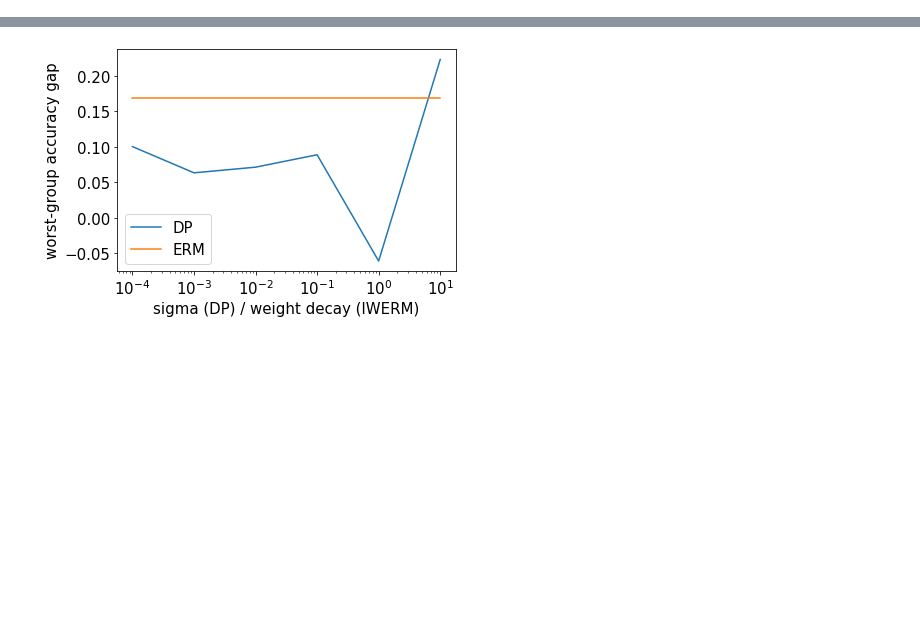
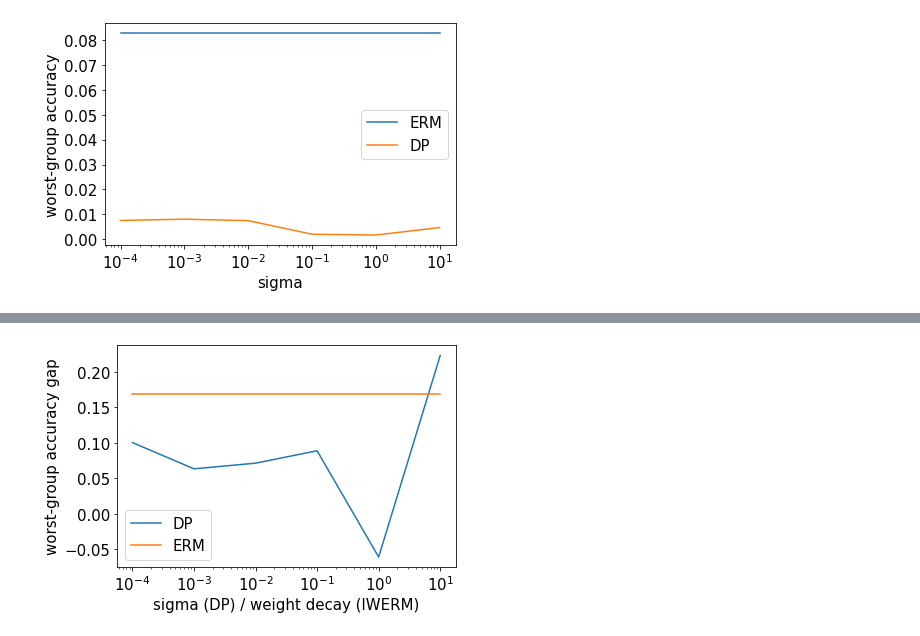
Before and after one commit to yangarbiter/wilds, a Jupyter notebook: notebooks/dpdg.ipynb, the cells around one changed output, grey strips where cells are left out. Saved outputs shown, nothing was run; the diff lists cells and outputs as text; code cells hidden in the pictures; blank space fills up the shorter version.

```diff
--- a/notebooks/dpdg.ipynb
+++ b/notebooks/dpdg.ipynb
@@ -140,0 +164,15 @@ plt.savefig(f"figs/dpdg_acc_{ds_name}.png")
+# %%
+plt.plot(results['sigma'], erm_mia_adv * np.ones(len(results['sigma'])), label="ERM")
+plt.plot(results['sigma'], results['attack adv'], label="DP")
+
+
+plt.xscale("log")
+plt.xticks(fontsize=fontsize)
+plt.yticks(fontsize=fontsize)
+plt.xlabel("sigma", fontsize=fontsize)
+plt.ylabel("worst-group accuracy", fontsize=fontsize)
+plt.legend(fontsize=fontsize)
+plt.tight_layout()
+#plt.savefig(f"figs/dpdg_acc_{ds_name}.png")
+# %% [output]
+[figure, added]
```
Also changed, not shown: parts of 8 cells of this notebook, 1 other file.
